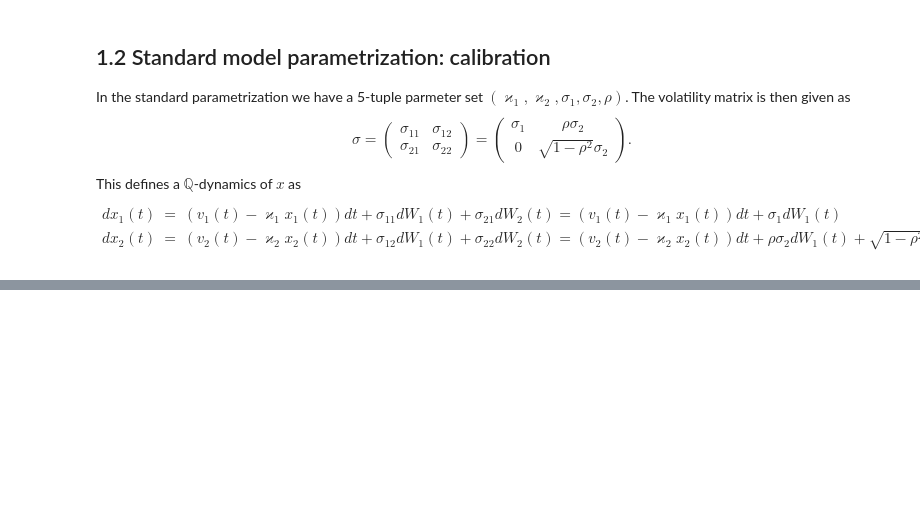
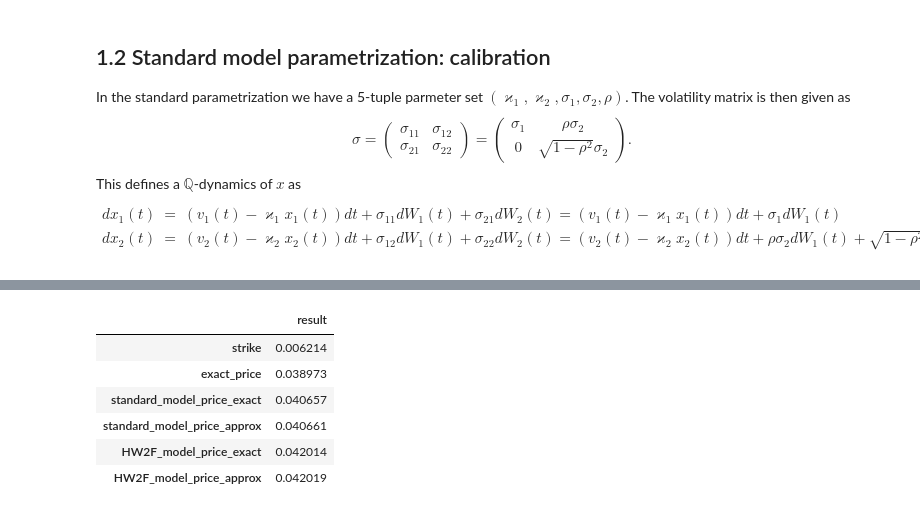
Before and after one commit to marekkolman/gaussian_models, a Jupyter notebook: gaussian_models.ipynb, the cells around one changed output, grey strips where cells are left out. Cells and saved outputs as stored; diff of their text form; code cells hidden in the pictures; blank space fills up the shorter version.

```diff
--- a/gaussian_models.ipynb
+++ b/gaussian_models.ipynb
@@ -123,0 +179,27 @@ fitter = Minimizer(lambda params: get_err_lsq(params, vols, 0.5, ycrv['maturity'
+# %%
+K_ATM = fwd_swap_rate(T_start = 5, T_end = 15, swap_yearfrac = 0.5, ycrv_t = ycrv['maturity'], ycrv_rates = ycrv['value'], ycrv_freq = 9999)
+
+standard_model        = gaussian_model(params_standard, ycrv['maturity'], ycrv['value'], ycrv_freq = 9999)
+standard_price_exact  = standard_model.swaption(K=K_ATM, T0 = 5, TN = 15, swap_yearfrac = 0.5, w = -1)
+standard_price_approx = standard_model.swaption_approx(K=K_ATM, T0 = 5, TN = 15, swap_yearfrac = 0.5, w = -1)
+
+HW2F_model        = gaussian_model(params_HW2F, ycrv['maturity'], ycrv['value'], ycrv_freq = 9999)
+HW2F_price_exact  = HW2F_model.swaption(K=K_ATM, T0 = 5, TN = 15, swap_yearfrac = 0.5, w = -1)
+HW2F_price_approx = HW2F_model.swaption_approx(K=K_ATM, T0 = 5, TN = 15, swap_yearfrac = 0.5, w = -1)
+
+sigma_market = griddata(vols[['T0', 'TN']].values, vols['sigma_normal'].values, (2, 15)) #two dimensional interpolation to get swaption vol for T0 = 5, TN = 15 from market
+market_price = swaption(T_start = 5, T_end = 15, K = K_ATM, IRS_type = 'payer', sigma = sigma_market, swap_yearfrac = 0.5,
+                        ycrv_t = ycrv['maturity'], ycrv_rates = ycrv['value'], ycrv_freq = 9999, model = 'normal')
+
+pricing_results = {'strike': K_ATM, 'exact_price': market_price, 'standard_model_price_exact': standard_price_exact, 'standard_model_price_approx': standard_price_approx,
+                  'HW2F_model_price_exact': HW2F_price_exact, 'HW2F_model_price_approx': HW2F_price_approx}
+# %%
+pd.Series(pricing_results).to_frame().rename(columns = {0:'result'})
+# %% [output]
+|  | result |
+| strike | 0.006214 |
+| exact_price | 0.038973 |
+| standard_model_price_exact | 0.040657 |
+| standard_model_price_approx | 0.040661 |
+| HW2F_model_price_exact | 0.042014 |
+| HW2F_model_price_approx | 0.042019 |
```
Also changed, not shown: parts of 11 cells of this notebook, 5 other files.
